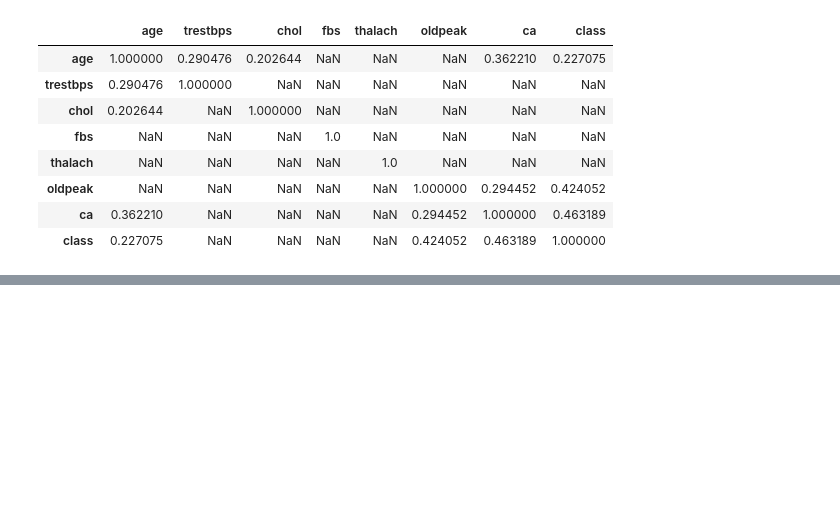
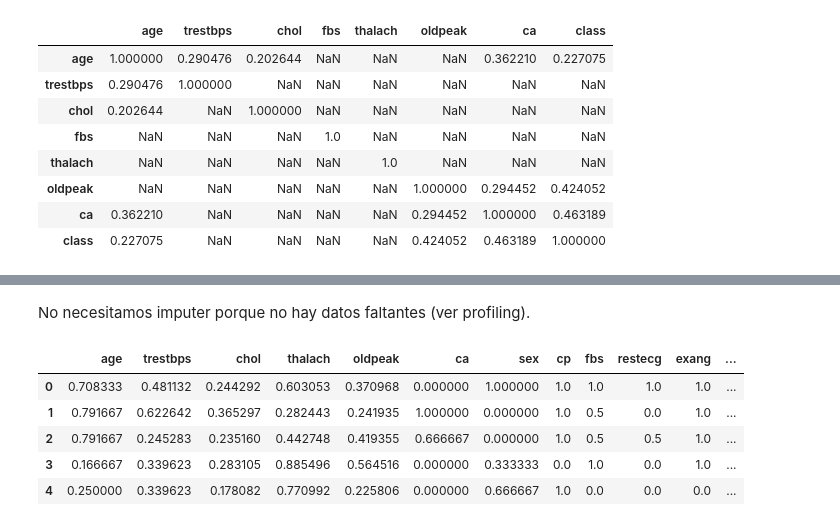
Before and after one commit to sofiaalvarezlopez/MLT-Lab1, a Jupyter notebook: Heart_disease.ipynb, the cells around one changed output, grey strips where cells are left out. Saved outputs shown, nothing was run; the diff lists cells and outputs as text; code cells hidden in the pictures; blank space fills up the shorter version.

```diff
--- a/Heart_disease.ipynb
+++ b/Heart_disease.ipynb
@@ -129,0 +183,2 @@ correlacion[correlacion>0.2]
+# %% [markdown]
+No necesitamos imputer porque no hay datos faltantes (ver profiling).
@@ -129,0 +204,9 @@ correlacion[correlacion>0.2]
+# %%
+data_mod.head()
+# %% [output]
+|  | age | trestbps | chol | thalach | oldpeak | ca | sex | cp | fbs | restecg | exang | ... |
+| 0 | 0.708333 | 0.481132 | 0.244292 | 0.603053 | 0.370968 | 0.000000 | 1.000000 | 1.0 | 1.0 | 1.0 | 1.0 | ... |
+| 1 | 0.791667 | 0.622642 | 0.365297 | 0.282443 | 0.241935 | 1.000000 | 0.000000 | 1.0 | 0.5 | 0.0 | 1.0 | ... |
+| 2 | 0.791667 | 0.245283 | 0.235160 | 0.442748 | 0.419355 | 0.666667 | 0.000000 | 1.0 | 0.5 | 0.5 | 1.0 | ... |
+| 3 | 0.166667 | 0.339623 | 0.283105 | 0.885496 | 0.564516 | 0.000000 | 0.333333 | 0.0 | 1.0 | 0.0 | 1.0 | ... |
+| 4 | 0.250000 | 0.339623 | 0.178082 | 0.770992 | 0.225806 | 0.000000 | 0.666667 | 1.0 | 0.0 | 0.0 | 0.0 | ... |
```
Also changed, not shown: parts of 16 cells of this notebook, 1 other file.
